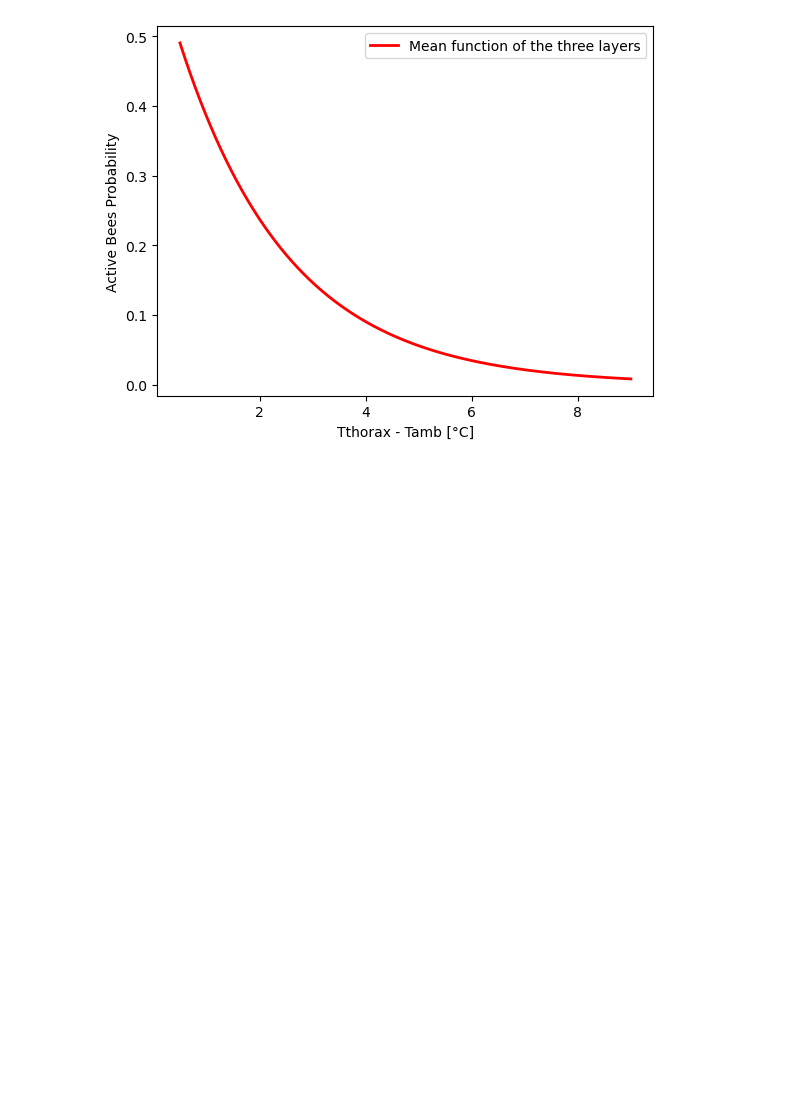
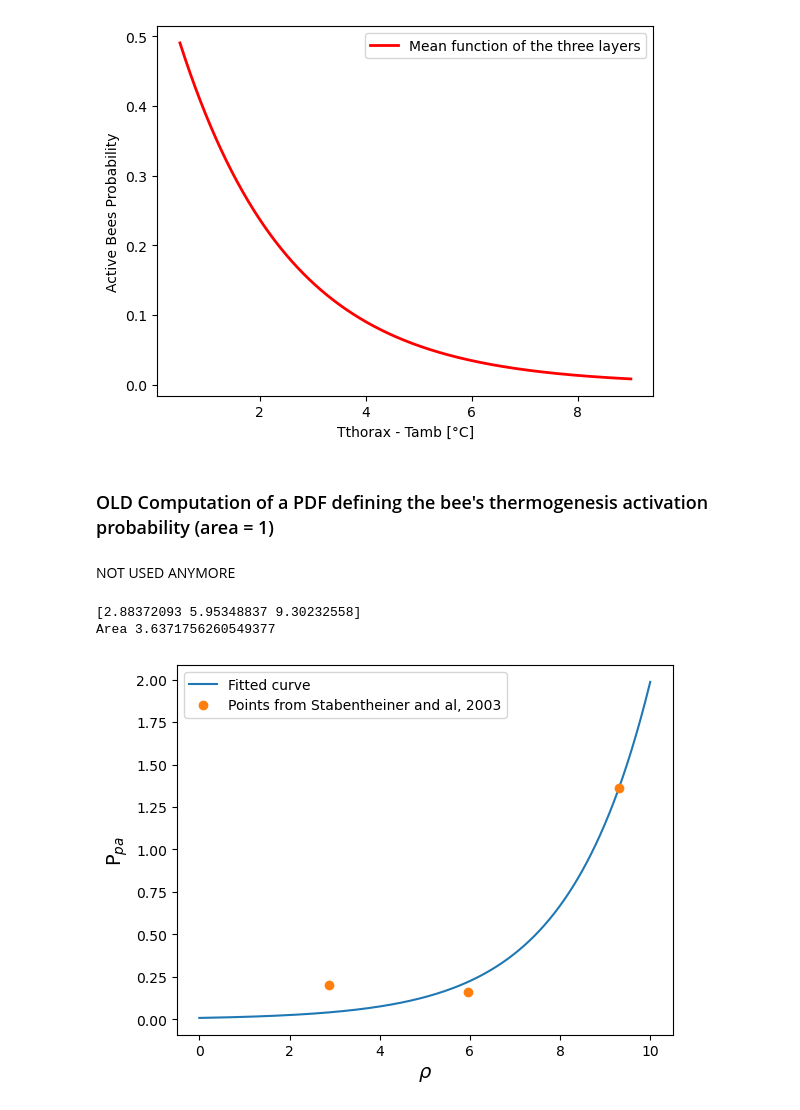
Before and after one commit to epfl-mobots/WinterClusterModelling, a Jupyter notebook: Development/parameters.ipynb, the cells around one changed output. Drawn from its saved outputs; the diff is of its cells as text; code cells hidden in the pictures; blank space fills up the shorter version.

```diff
--- a/Development/parameters.ipynb
+++ b/Development/parameters.ipynb
@@ -222,3 +216,44 @@ print('Area of the normalized mean function: ', np.trapz(exp_final, x))
 Parameters of the normalized mean function [ 0.62456025 -0.48346942]
 Area of the normalized mean function:  0.9977751236778689
 [figure]
+# %% [markdown]
+### OLD Computation of a PDF defining the bee's thermogenesis activation probability (area = 1)
+# %% [markdown]
+NOT USED ANYMORE
+# %%
+"""
+Temp_mean and y_activate : Data from Stabentheiner et al, 2003
+Tamb : Approximated by the chill coma temperature Tchill defined in Sumpter et al, 2000 because Tamb used in Stabentheiner et al, 2003 is lower than Tchill.
+Tmax : Approximated by the mean abdomen temperature of bees located inside the core layer plus 1.5 degrees.
+       1.5 degrees represents half of the 3 degrees bandwith considered in Stabentheiner et al, 2003 for the core layer.
+x_activate: Ranges between 0 and 10 to obtain a probability function always laying between 0 and 1.
+"""
+
+Tamb = 9
+Tmax = 29+1.5
+Temp_mean = np.array([15.2, 21.8, 29])
+x_activate = 10*(Temp_mean - Tamb)/(Tmax - Tamb)
+print(x_activate)
+
+#Active/passive bees ratio
+y_activate = np.array([4/20, 7/43, 15/11])
+
+# Fit an exponential function to the data
+param_activate, cov = curve_fit(exp, x_activate, y_activate)
+
+# Plot the data and the fitted curve
+x = np.linspace(0, 10, 1000)
+exp_activate = exp(x, param_activate[0], param_activate[1])
+
+plt.figure()
+plt.plot(x, exp_activate, label='Fitted curve')
+plt.plot(x_activate, y_activate, 'o', label='Points from Stabentheiner and al, 2003')
+plt.xlabel(r'$\rho$', fontsize=14)
+plt.ylabel(r'P$_{pa}$', fontsize=14)
+plt.legend()
+
+print('Area', np.trapz(exp_activate, x))
+# %% [output]
+[2.88372093 5.95348837 9.30232558]
+Area 3.6371756260549377
+[figure, added]
```
Also changed, not shown: parts of 11 cells of this notebook, 5 other files.
